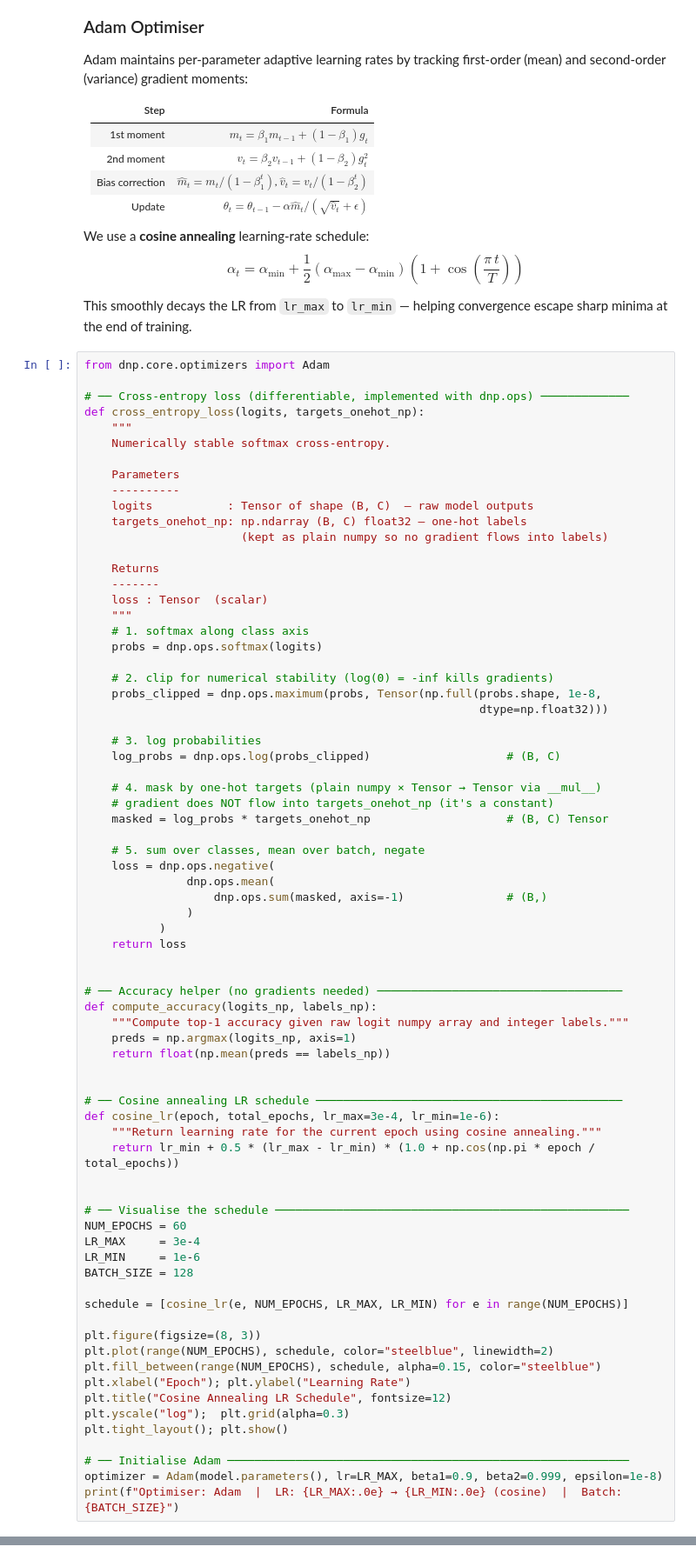
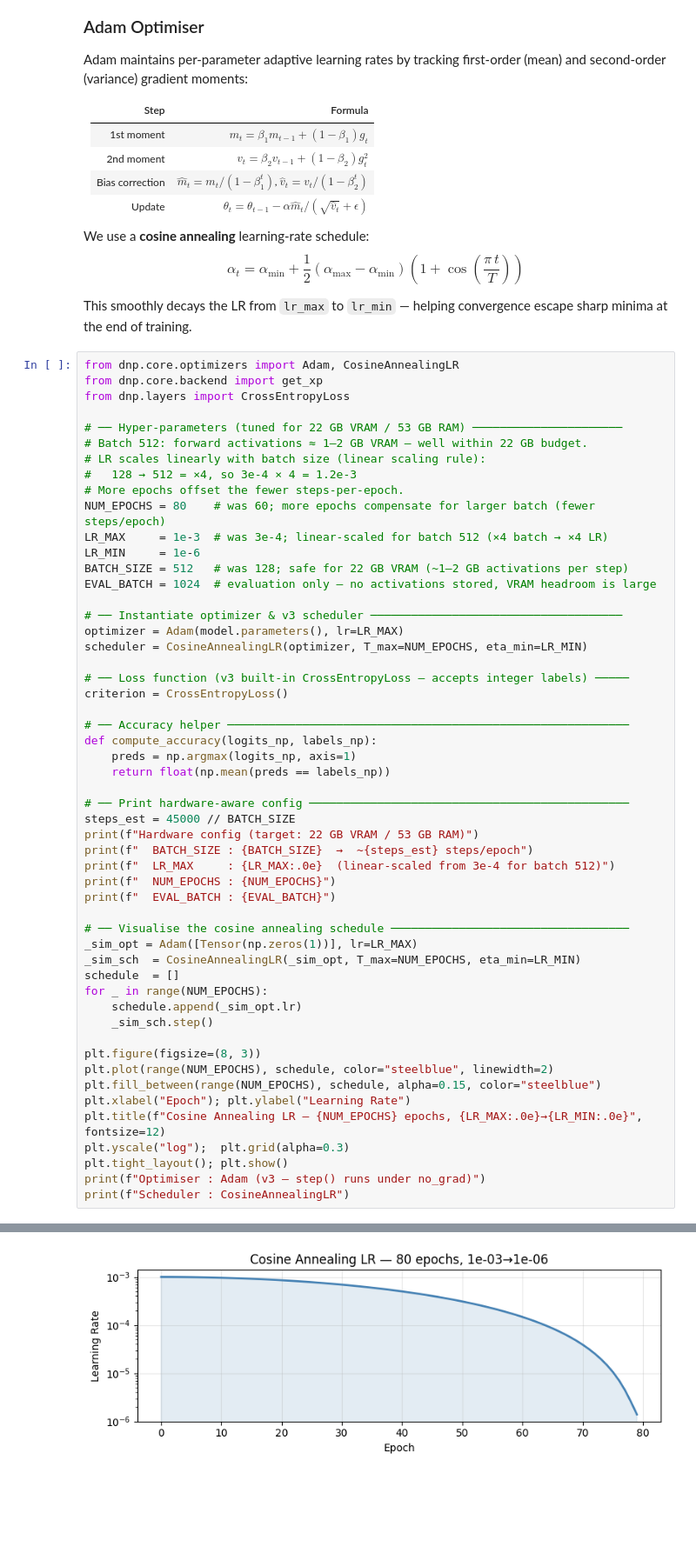
Before and after one commit to Seydifa/AutoDiff-Numpy, a Jupyter notebook: notebooks/vision_example.ipynb, the cells around one changed output, grey strips where cells are left out. Shown at 87% size. Cells and saved outputs as stored; diff of their text form; blank space fills up the shorter version.

```diff
--- a/notebooks/vision_example.ipynb
+++ b/notebooks/vision_example.ipynb
@@ -542,75 +817,56 @@ $$\alpha_t = \alpha_{\min} + \frac{1}{2}(\alpha_{\max} - \alpha_{\min})\left(1 +
 
 This smoothly decays the LR from `lr_max` to `lr_min` — helping convergence escape sharp minima at the end of training.
 # %%
-from dnp.core.optimizers import Adam
+from dnp.core.optimizers import Adam, CosineAnnealingLR
+from dnp.core.backend import get_xp
+from dnp.layers import CrossEntropyLoss
 
-# ── Cross-entropy loss (differentiable, implemented with dnp.ops) ─────────────
-def cross_entropy_loss(logits, targets_onehot_np):
-    """
-    Numerically stable softmax cross-entropy.
+# ── Hyper-parameters (tuned for 22 GB VRAM / 53 GB RAM) ──────────────────────
+# Batch 512: forward activations ≈ 1–2 GB VRAM — well within 22 GB budget.
+# LR scales linearly with batch size (linear scaling rule):
+#   128 → 512 = ×4, so 3e-4 × 4 = 1.2e-3
+# More epochs offset the fewer steps-per-epoch.
+NUM_EPOCHS = 80    # was 60; more epochs compensate for larger batch (fewer steps/epoch)
+LR_MAX     = 1e-3  # was 3e-4; linear-scaled for batch 512 (×4 batch → ×4 LR)
+LR_MIN     = 1e-6
+BATCH_SIZE = 512   # was 128; safe for 22 GB VRAM (~1–2 GB activations per step)
+EVAL_BATCH = 1024  # evaluation only — no activations stored, VRAM headroom is large
 
-    Parameters
-    ----------
-    logits           : Tensor of shape (B, C)  — raw model outputs
-    targets_onehot_np: np.ndarray (B, C) float32 — one-hot labels
-                       (kept as plain numpy so no gradient flows into labels)
+# ── Instantiate optimizer & v3 scheduler ─────────────────────────────────────
+optimizer = Adam(model.parameters(), lr=LR_MAX)
+scheduler = CosineAnnealingLR(optimizer, T_max=NUM_EPOCHS, eta_min=LR_MIN)
 
-    Returns
-    -------
-    loss : Tensor  (scalar)
-    """
-    # 1. softmax along class axis
-    probs = dnp.ops.softmax(logits)
+# ── Loss function (v3 built-in CrossEntropyLoss — accepts integer labels) ─────
+criterion = CrossEntropyLoss()
 
-    # 2. clip for numerical stability (log(0) = -inf kills gradients)
-    probs_clipped = dnp.ops.maximum(probs, Tensor(np.full(probs.shape, 1e-8,
-                                                          dtype=np.float32)))
-
-    # 3. log probabilities
-    log_probs = dnp.ops.log(probs_clipped)                    # (B, C)
-
-    # 4. mask by one-hot targets (plain numpy × Tensor → Tensor via __mul__)
-    # gradient does NOT flow into targets_onehot_np (it's a constant)
-    masked = log_probs * targets_onehot_np                    # (B, C) Tensor
-
-    # 5. sum over classes, mean over batch, negate
-    loss = dnp.ops.negative(
-               dnp.ops.mean(
-                   dnp.ops.sum(masked, axis=-1)               # (B,)
-               )
-           )
-    return loss
-
-
-# ── Accuracy helper (no gradients needed) ────────────────────────────────────
+# ── Accuracy helper ───────────────────────────────────────────────────────────
 def compute_accuracy(logits_np, labels_np):
-    """Compute top-1 accuracy given raw logit numpy array and integer labels."""
     preds = np.argmax(logits_np, axis=1)
     return float(np.mean(preds == labels_np))
 
+# ── Print hardware-aware config ───────────────────────────────────────────────
+steps_est = 45000 // BATCH_SIZE
+print(f"Hardware config (target: 22 GB VRAM / 53 GB RAM)")
+print(f"  BATCH_SIZE : {BATCH_SIZE}  →  ~{steps_est} steps/epoch")
+print(f"  LR_MAX     : {LR_MAX:.0e}  (linear-scaled from 3e-4 for batch 512)")
+print(f"  NUM_EPOCHS : {NUM_EPOCHS}")
+print(f"  EVAL_BATCH : {EVAL_BATCH}")
 
-# ── Cosine annealing LR schedule ─────────────────────────────────────────────
-def cosine_lr(epoch, total_epochs, lr_max=3e-4, lr_min=1e-6):
-    """Return learning rate for the current epoch using cosine annealing."""
-    return lr_min + 0.5 * (lr_max - lr_min) * (1.0 + np.cos(np.pi * epoch / total_epochs))
-
-
-# ── Visualise the schedule ────────────────────────────────────────────────────
-NUM_EPOCHS = 60
-LR_MAX     = 3e-4
-LR_MIN     = 1e-6
-BATCH_SIZE = 128
-
-schedule = [cosine_lr(e, NUM_EPOCHS, LR_MAX, LR_MIN) for e in range(NUM_EPOCHS)]
+# ── Visualise the cosine annealing schedule ───────────────────────────────────
+_sim_opt = Adam([Tensor(np.zeros(1))], lr=LR_MAX)
+_sim_sch  = CosineAnnealingLR(_sim_opt, T_max=NUM_EPOCHS, eta_min=LR_MIN)
+schedule  = []
+for _ in range(NUM_EPOCHS):
+    schedule.append(_sim_opt.lr)
+    _sim_sch.step()
 
 plt.figure(figsize=(8, 3))
 plt.plot(range(NUM_EPOCHS), schedule, color="steelblue", linewidth=2)
 plt.fill_between(range(NUM_EPOCHS), schedule, alpha=0.15, color="steelblue")
 plt.xlabel("Epoch"); plt.ylabel("Learning Rate")
-plt.title("Cosine Annealing LR Schedule", fontsize=12)
+plt.title(f"Cosine Annealing LR — {NUM_EPOCHS} epochs, {LR_MAX:.0e}→{LR_MIN:.0e}", fontsize=12)
 plt.yscale("log");  plt.grid(alpha=0.3)
 plt.tight_layout(); plt.show()
-
-# ── Initialise Adam ───────────────────────────────────────────────────────────
-optimizer = Adam(model.parameters(), lr=LR_MAX, beta1=0.9, beta2=0.999, epsilon=1e-8)
-print(f"Optimiser: Adam  |  LR: {LR_MAX:.0e} → {LR_MIN:.0e} (cosine)  |  Batch: {BATCH_SIZE}")
+print(f"Optimiser : Adam (v3 — step() runs under no_grad)")
+print(f"Scheduler : CosineAnnealingLR")
+# %% [output]
@@ -616,0 +878 @@ print(f"Optimiser: Adam  |  LR: {LR_MAX:.0e} → {LR_MIN:.0e} (cosine)  |  Batch
+[figure, added]
```
Also changed, not shown: parts of 20 cells of this notebook, 3 other files.
